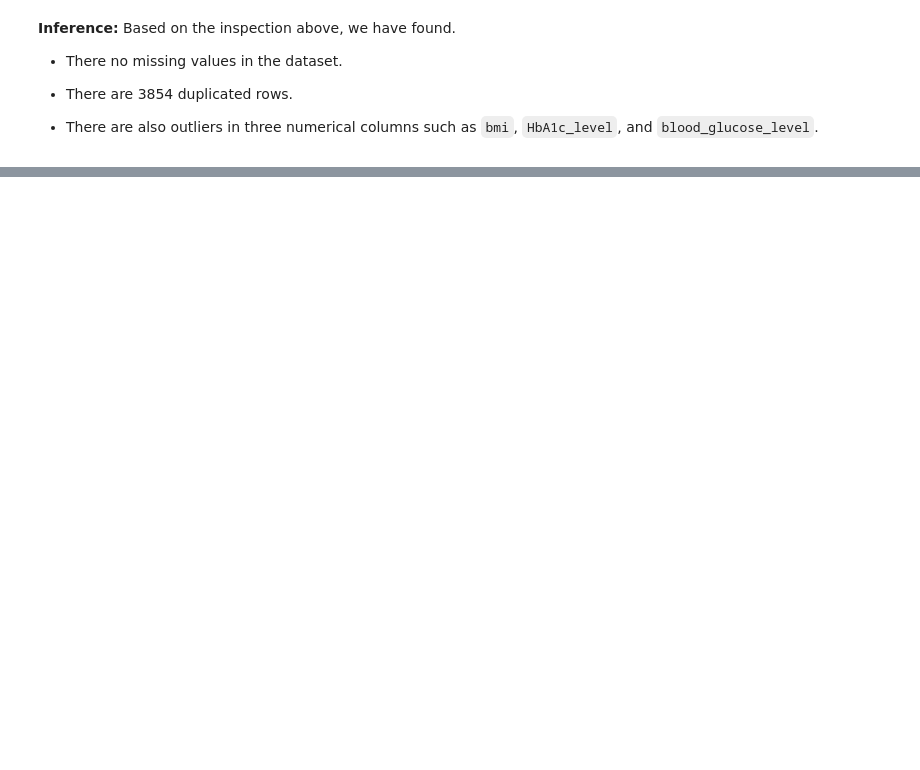
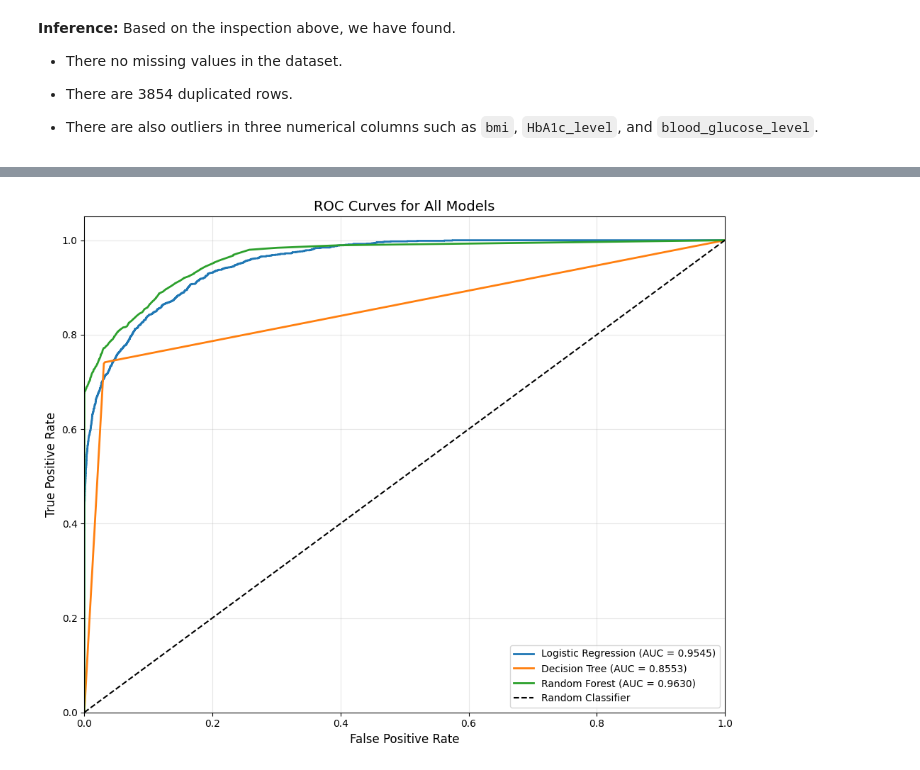
Before and after one commit to vattana198/diabetes-prediction-api-development, a Jupyter notebook: notebooks/diabetes_prediction.ipynb, the cells around one changed output, grey strips where cells are left out. Cells and saved outputs as stored; diff of their text form; code cells hidden in the pictures; blank space fills up the shorter version.

```diff
--- a/notebooks/diabetes_prediction.ipynb
+++ b/notebooks/diabetes_prediction.ipynb
@@ -175,0 +573,21 @@ blood_glucose_level: 2038 outliers
+# %%
+# Plot ROC curves for all models
+plt.figure(figsize=(10, 8))
+
+for name, results in model_results.items():
+    if results['probabilities'] is not None:
+        fpr, tpr, _ = roc_curve(y_test, results['probabilities'])
+        plt.plot(fpr, tpr, label=f'{name} (AUC = {results["roc_auc"]:.4f})', linewidth=2)
+
+plt.plot([0, 1], [0, 1], 'k--', label='Random Classifier')
+plt.xlim([0.0, 1.0])
+plt.ylim([0.0, 1.05])
+plt.xlabel('False Positive Rate', fontsize=12)
+plt.ylabel('True Positive Rate', fontsize=12)
+plt.title('ROC Curves for All Models', fontsize=14)
+plt.legend(loc='lower right', fontsize=10)
+plt.grid(True, alpha=0.3)
+plt.tight_layout()
+plt.show()
+# %% [output]
+[figure, added]
```
Also changed, not shown: parts of 29 cells of this notebook, 14 other files.
